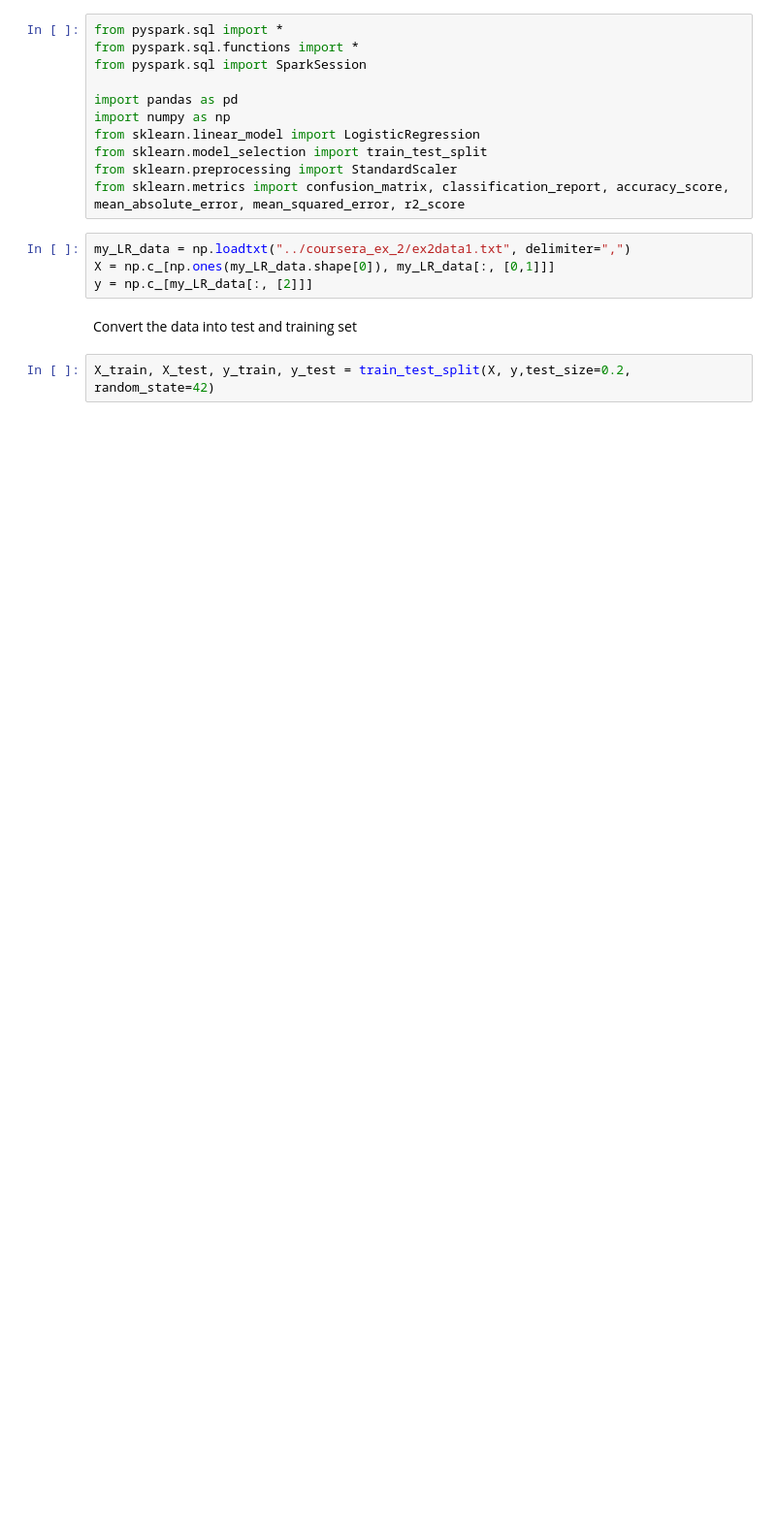
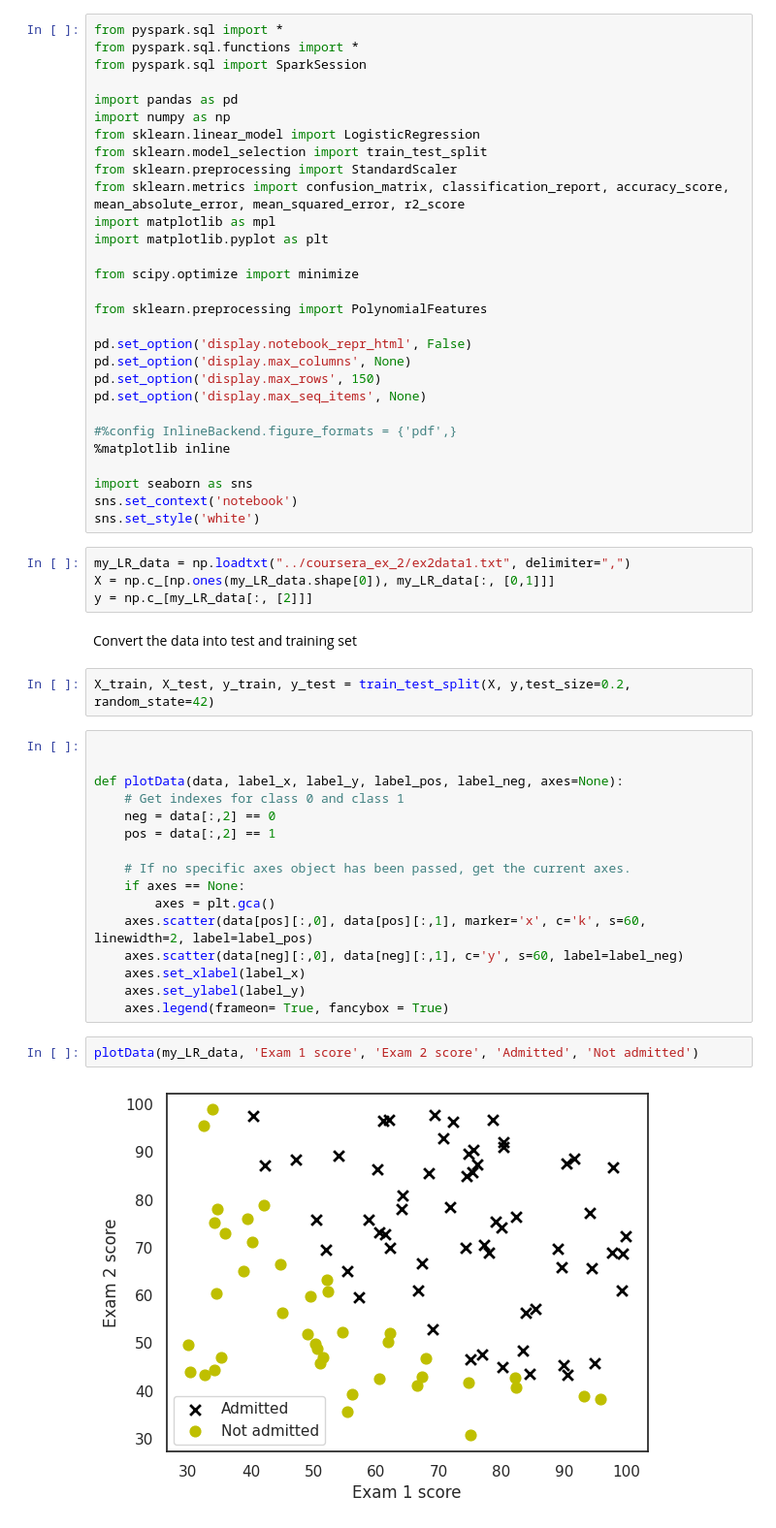
Before and after one commit to deathm1/ds_python_2, a Jupyter notebook: python_machine_learning/Logistic_Regression/logistic_regression.ipynb, the cells around one changed output. Shown: that part at 97% size. Saved outputs shown, nothing was run; the diff lists cells and outputs as text; blank space fills up the shorter version.

```diff
--- a/python_machine_learning/Logistic_Regression/logistic_regression.ipynb
+++ b/python_machine_learning/Logistic_Regression/logistic_regression.ipynb
@@ -9,6 +9,24 @@ from sklearn.linear_model import LogisticRegression
 from sklearn.model_selection import train_test_split
 from sklearn.preprocessing import StandardScaler
 from sklearn.metrics import confusion_matrix, classification_report, accuracy_score, mean_absolute_error, mean_squared_error, r2_score
+import matplotlib as mpl
+import matplotlib.pyplot as plt
+
+from scipy.optimize import minimize
+
+from sklearn.preprocessing import PolynomialFeatures
+
+pd.set_option('display.notebook_repr_html', False)
+pd.set_option('display.max_columns', None)
+pd.set_option('display.max_rows', 150)
+pd.set_option('display.max_seq_items', None)
+
+#%config InlineBackend.figure_formats = {'pdf',}
+%matplotlib inline
+
+import seaborn as sns
+sns.set_context('notebook')
+sns.set_style('white')
 # %%
 my_LR_data = np.loadtxt("../coursera_ex_2/ex2data1.txt", delimiter=",")
 X = np.c_[np.ones(my_LR_data.shape[0]), my_LR_data[:, [0,1]]]
@@ -17,3 +35,23 @@ y = np.c_[my_LR_data[:, [2]]]
 Convert the data into test and training set
 # %%
 X_train, X_test, y_train, y_test = train_test_split(X, y,test_size=0.2, random_state=42)
+# %%
+
+
+def plotData(data, label_x, label_y, label_pos, label_neg, axes=None):
+    # Get indexes for class 0 and class 1
+    neg = data[:,2] == 0
+    pos = data[:,2] == 1
+
+    # If no specific axes object has been passed, get the current axes.
+    if axes == None:
+        axes = plt.gca()
+    axes.scatter(data[pos][:,0], data[pos][:,1], marker='x', c='k', s=60, linewidth=2, label=label_pos)
+    axes.scatter(data[neg][:,0], data[neg][:,1], c='y', s=60, label=label_neg)
+    axes.set_xlabel(label_x)
+    axes.set_ylabel(label_y)
+    axes.legend(frameon= True, fancybox = True)
+# %%
+plotData(my_LR_data, 'Exam 1 score', 'Exam 2 score', 'Admitted', 'Not admitted')
+# %% [output]
+[figure, added]
```
